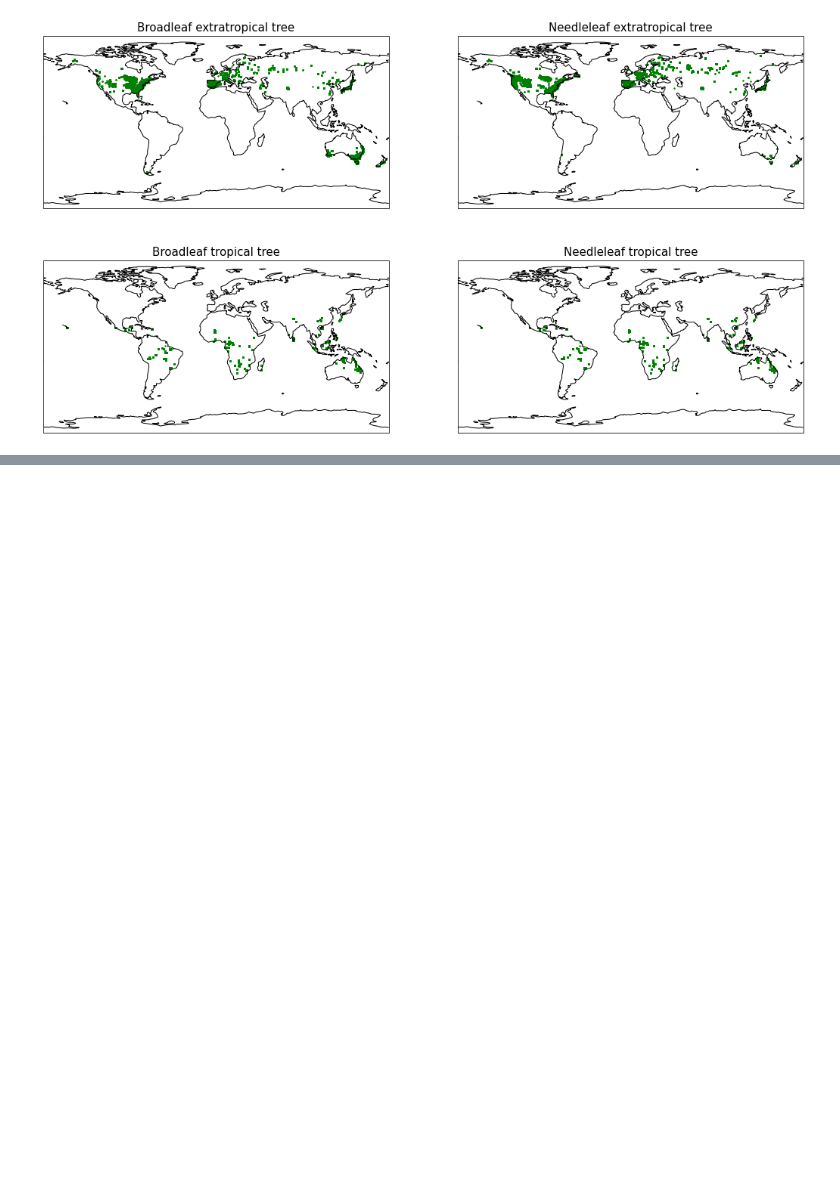
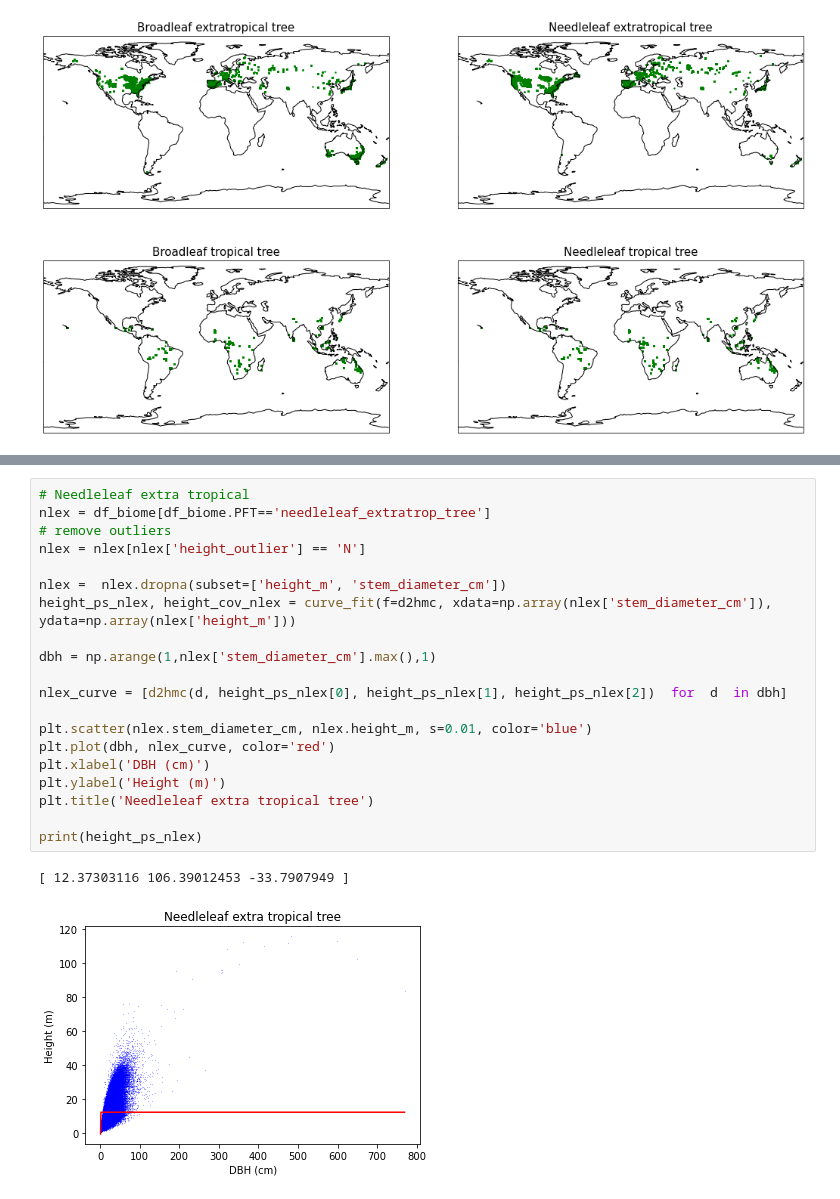
Before and after one commit to JessicaNeedham/FATES-plotting-scripts, a Jupyter notebook: Tallo_analysis_global.ipynb, the cells around one changed output, grey strips where cells are left out. Saved outputs shown, nothing was run; the diff lists cells and outputs as text; blank space fills up the shorter version.

```diff
--- a/Tallo_analysis_global.ipynb
+++ b/Tallo_analysis_global.ipynb
@@ -199,0 +301,23 @@ f1ax3.set_global()
+# %%
+# Needleleaf extra tropical
+nlex = df_biome[df_biome.PFT=='needleleaf_extratrop_tree']
+# remove outliers
+nlex = nlex[nlex['height_outlier'] == 'N']
+
+nlex =  nlex.dropna(subset=['height_m', 'stem_diameter_cm'])
+height_ps_nlex, height_cov_nlex = curve_fit(f=d2hmc, xdata=np.array(nlex['stem_diameter_cm']), ydata=np.array(nlex['height_m']))
+
+dbh = np.arange(1,nlex['stem_diameter_cm'].max(),1)
+
+nlex_curve = [d2hmc(d, height_ps_nlex[0], height_ps_nlex[1], height_ps_nlex[2])  for  d  in dbh]
+
+plt.scatter(nlex.stem_diameter_cm, nlex.height_m, s=0.01, color='blue')
+plt.plot(dbh, nlex_curve, color='red')
+plt.xlabel('DBH (cm)')
+plt.ylabel('Height (m)')
+plt.title('Needleleaf extra tropical tree')
+
+print(height_ps_nlex)
+# %% [output]
+[ 12.37303116 106.39012453 -33.7907949 ]
+[figure, added]
```
Also changed, not shown: parts of 19 cells of this notebook.
